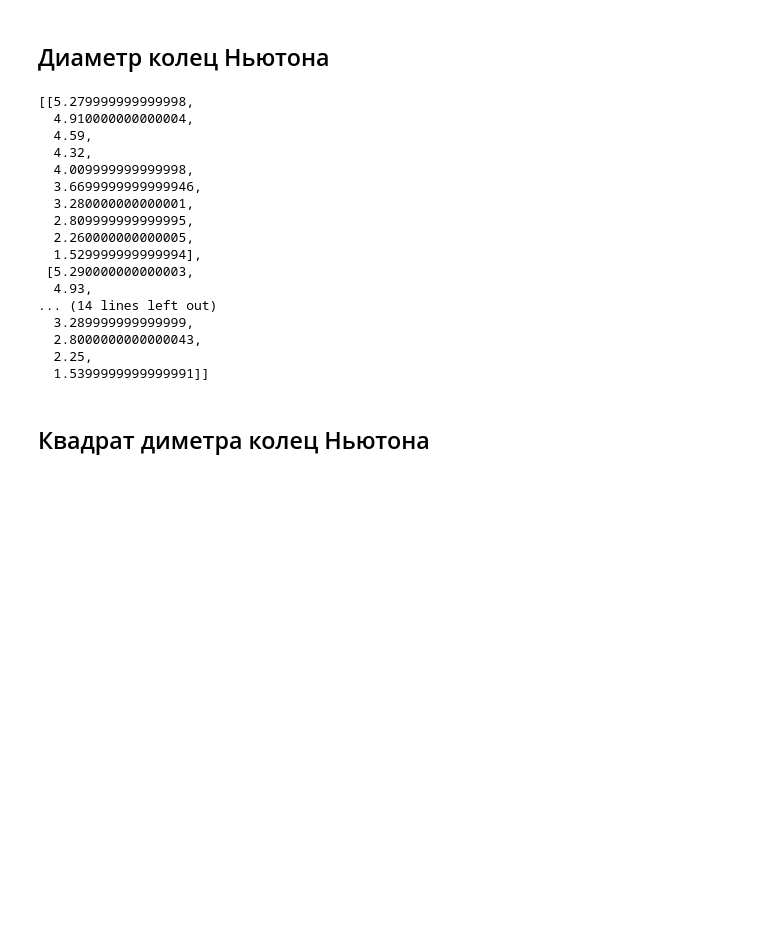
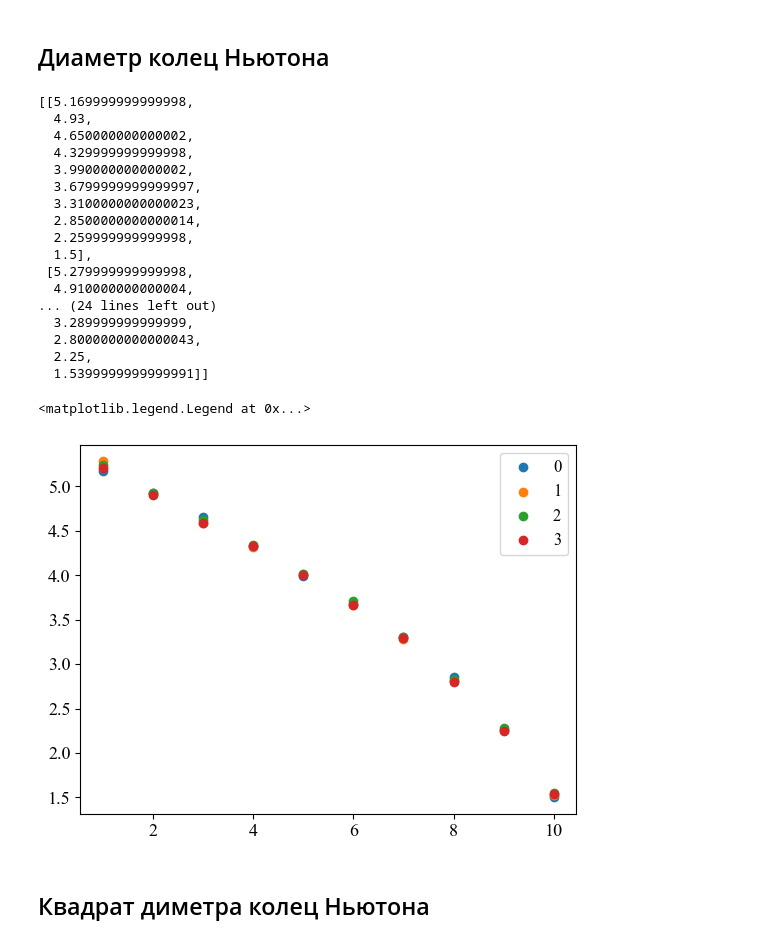
Before and after one commit to SerKin0/IBTC-physics-2k4s-latex-newton_ring, a Jupyter notebook: data/main.ipynb, the cells around one changed output. Saved outputs shown, nothing was run; the diff lists cells and outputs as text; code cells hidden in the pictures; blank space fills up the shorter version.

```diff
--- a/data/main.ipynb
+++ b/data/main.ipynb
@@ -33,6 +33,28 @@ delta_d = 5 * 1e-6
 # %%
 # --------------------------- Результаты измерений --------------------------- #
 tests = [
+    [
+        31.31,
+        31.43,
+        31.55,
+        31.72,
+        31.89,
+        32.03,
+        32.22,
+        32.46,
+        32.74,
+        33.06,
+        34.06,
+        35.00,
+        35.31,
+        35.53,
+        35.71,
+        35.88,
+        36.05,
+        36.20,
+        36.36,
+        36.48
+    ],
     [
         31.2,
         31.43,
@@ -123,23 +145,35 @@ for test in tests:
 
 diameters_rings
 # %% [output]
-[[5.279999999999998,
+[[5.169999999999998,
+  4.93,
+  4.650000000000002,
+  4.329999999999998,
+  3.990000000000002,
+  3.6799999999999997,
+  3.3100000000000023,
+  2.8500000000000014,
+  2.259999999999998,
+  1.5],
+ [5.279999999999998,
   4.910000000000004,
-  4.59,
-  4.32,
-  4.009999999999998,
-  3.6699999999999946,
-  3.280000000000001,
-  2.809999999999995,
-  2.260000000000005,
-  1.529999999999994],
- [5.290000000000003,
-  4.93,
-... (14 lines left out)
+... (24 lines left out)
   3.289999999999999,
   2.8000000000000043,
   2.25,
   1.5399999999999991]]
+# %%
+pupu = [i+1 for i in range(10)]
+
+plt.scatter(pupu, diameters_rings[0])
+plt.scatter(pupu, diameters_rings[1])
+plt.scatter(pupu, diameters_rings[2])
+plt.scatter(pupu, diameters_rings[3])
+
+plt.legend(['0', '1', '2', '3'])
+# %% [output]
+<matplotlib.legend.Legend at 0x...>
+[figure, added]
 # %% [markdown]
 ## Квадрат диметра колец Ньютона
 # %%
```
Also changed, not shown: parts of 19 cells of this notebook, 6 other files.
